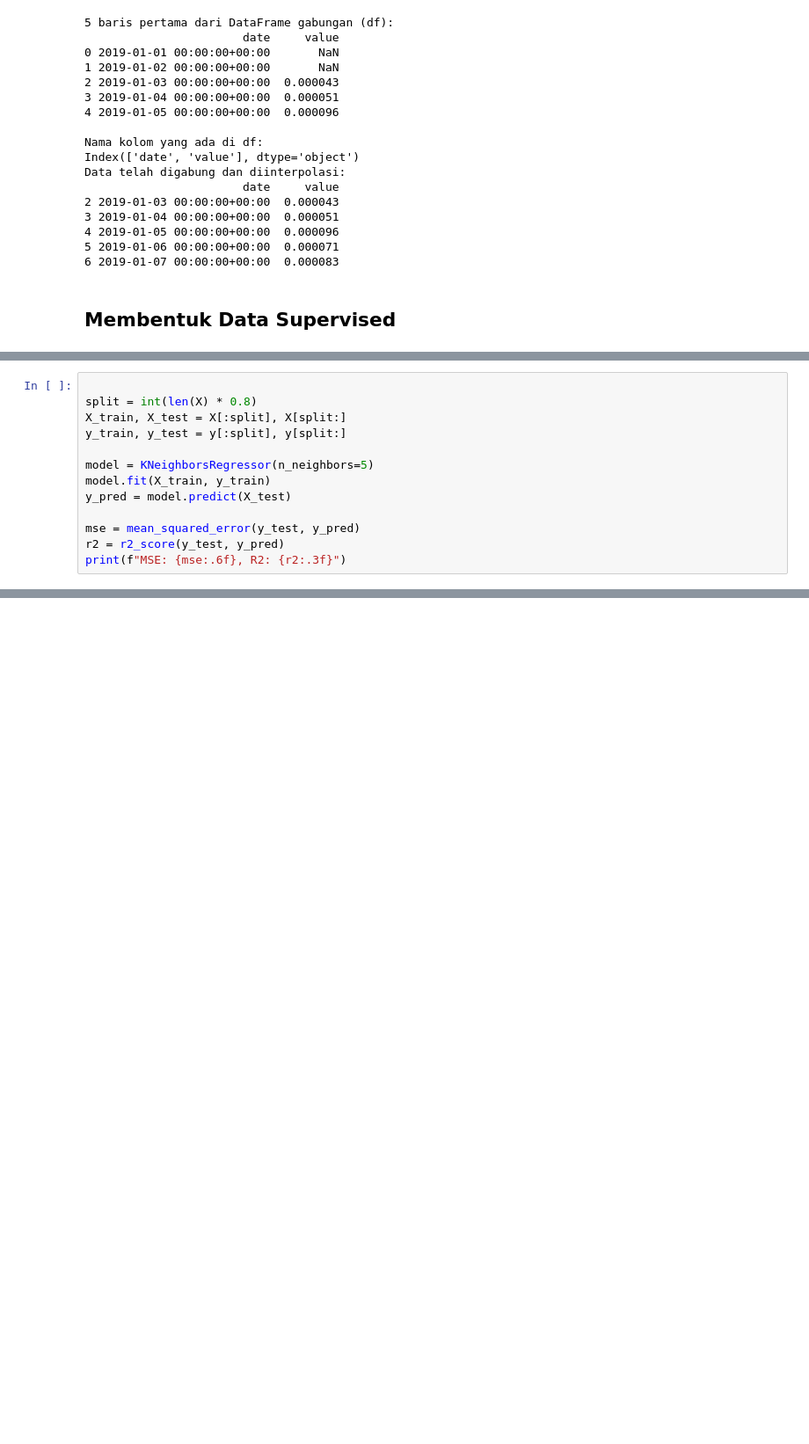
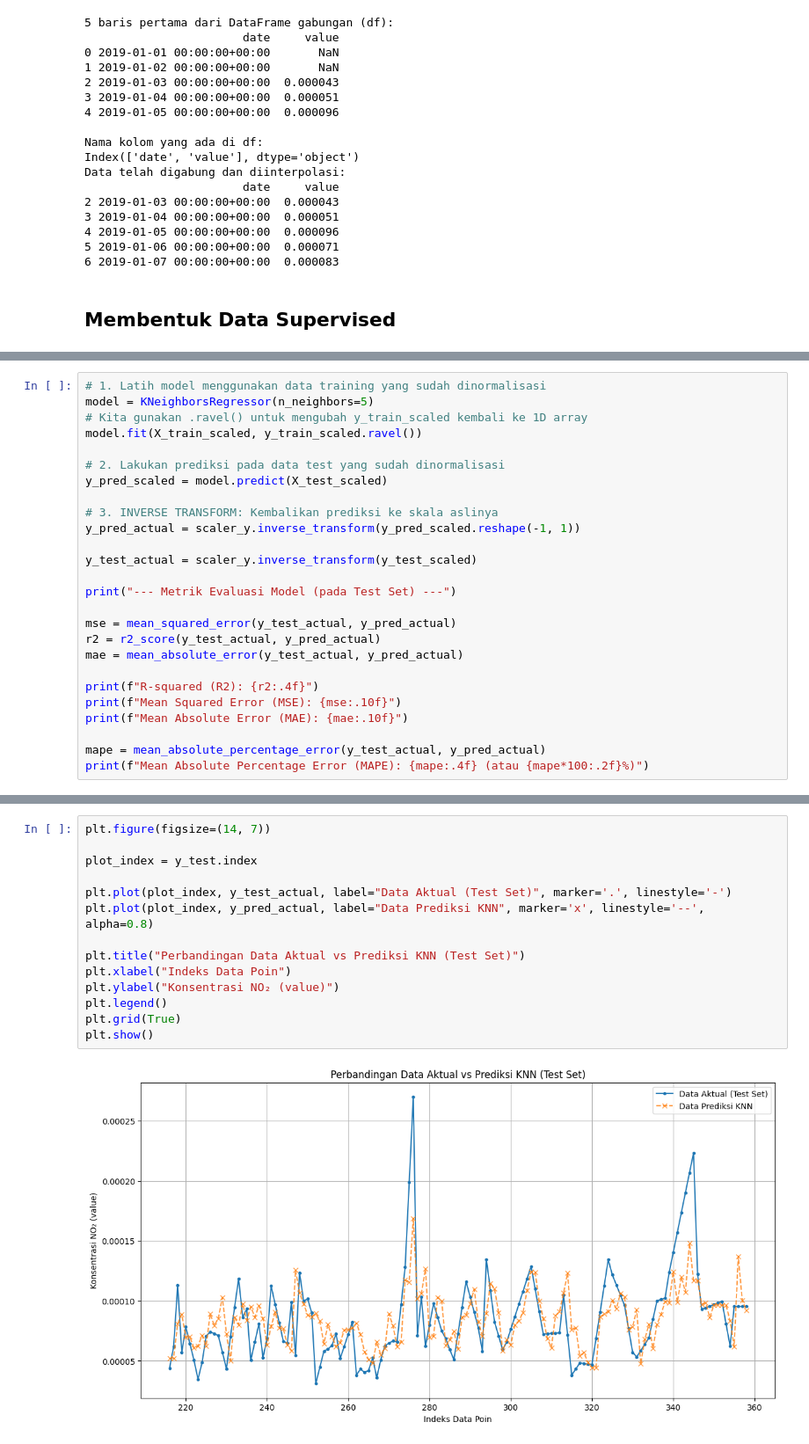
Before and after one commit to rafimumtaz/PSD, a Jupyter notebook: tugas1/_build/jupyter_execute/time-series.ipynb, the cells around one changed output, grey strips where cells are left out. Shown: that part at 88% size. Drawn from its saved outputs; the diff is of its cells as text; blank space fills up the shorter version.

```diff
--- a/tugas1/_build/jupyter_execute/time-series.ipynb
+++ b/tugas1/_build/jupyter_execute/time-series.ipynb
@@ -185,14 +221,27 @@ y = scaled[:, -1]
 # %%
+# 1. Latih model menggunakan data training yang sudah dinormalisasi
+model = KNeighborsRegressor(n_neighbors=5)
+# Kita gunakan .ravel() untuk mengubah y_train_scaled kembali ke 1D array
+model.fit(X_train_scaled, y_train_scaled.ravel())
 
-split = int(len(X) * 0.8)
-X_train, X_test = X[:split], X[split:]
-y_train, y_test = y[:split], y[split:]
+# 2. Lakukan prediksi pada data test yang sudah dinormalisasi
+y_pred_scaled = model.predict(X_test_scaled)
 
-model = KNeighborsRegressor(n_neighbors=5)
-model.fit(X_train, y_train)
-y_pred = model.predict(X_test)
+# 3. INVERSE TRANSFORM: Kembalikan prediksi ke skala aslinya
+y_pred_actual = scaler_y.inverse_transform(y_pred_scaled.reshape(-1, 1))
 
-mse = mean_squared_error(y_test, y_pred)
-r2 = r2_score(y_test, y_pred)
-print(f"MSE: {mse:.6f}, R2: {r2:.3f}")
+y_test_actual = scaler_y.inverse_transform(y_test_scaled)
+
+print("--- Metrik Evaluasi Model (pada Test Set) ---")
+
+mse = mean_squared_error(y_test_actual, y_pred_actual)
+r2 = r2_score(y_test_actual, y_pred_actual)
+mae = mean_absolute_error(y_test_actual, y_pred_actual)
+
+print(f"R-squared (R2): {r2:.4f}")
+print(f"Mean Squared Error (MSE): {mse:.10f}")
+print(f"Mean Absolute Error (MAE): {mae:.10f}")
+
+mape = mean_absolute_percentage_error(y_test_actual, y_pred_actual)
+print(f"Mean Absolute Percentage Error (MAPE): {mape:.4f} (atau {mape*100:.2f}%)")
 # %% [output]
@@ -214,0 +255,16 @@ plt.show()
+# %%
+plt.figure(figsize=(14, 7))
+
+plot_index = y_test.index
+
+plt.plot(plot_index, y_test_actual, label="Data Aktual (Test Set)", marker='.', linestyle='-')
+plt.plot(plot_index, y_pred_actual, label="Data Prediksi KNN", marker='x', linestyle='--', alpha=0.8)
+
+plt.title("Perbandingan Data Aktual vs Prediksi KNN (Test Set)")
+plt.xlabel("Indeks Data Poin")
+plt.ylabel("Konsentrasi NO₂ (value)")
+plt.legend()
+plt.grid(True)
+plt.show()
+# %% [output]
+[figure, added]
```
Also changed, not shown: parts of 20 cells of this notebook, 28 other files.
